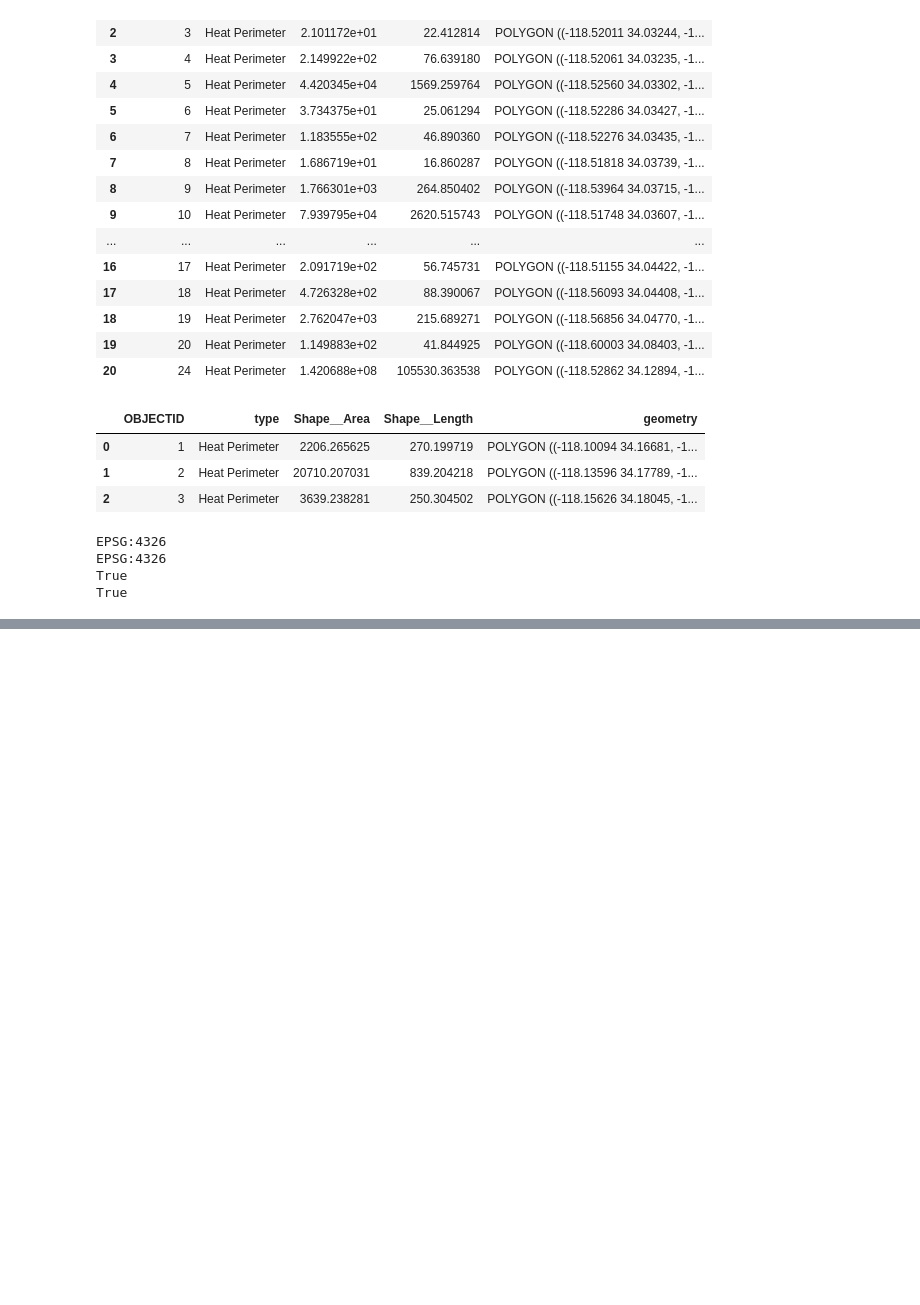
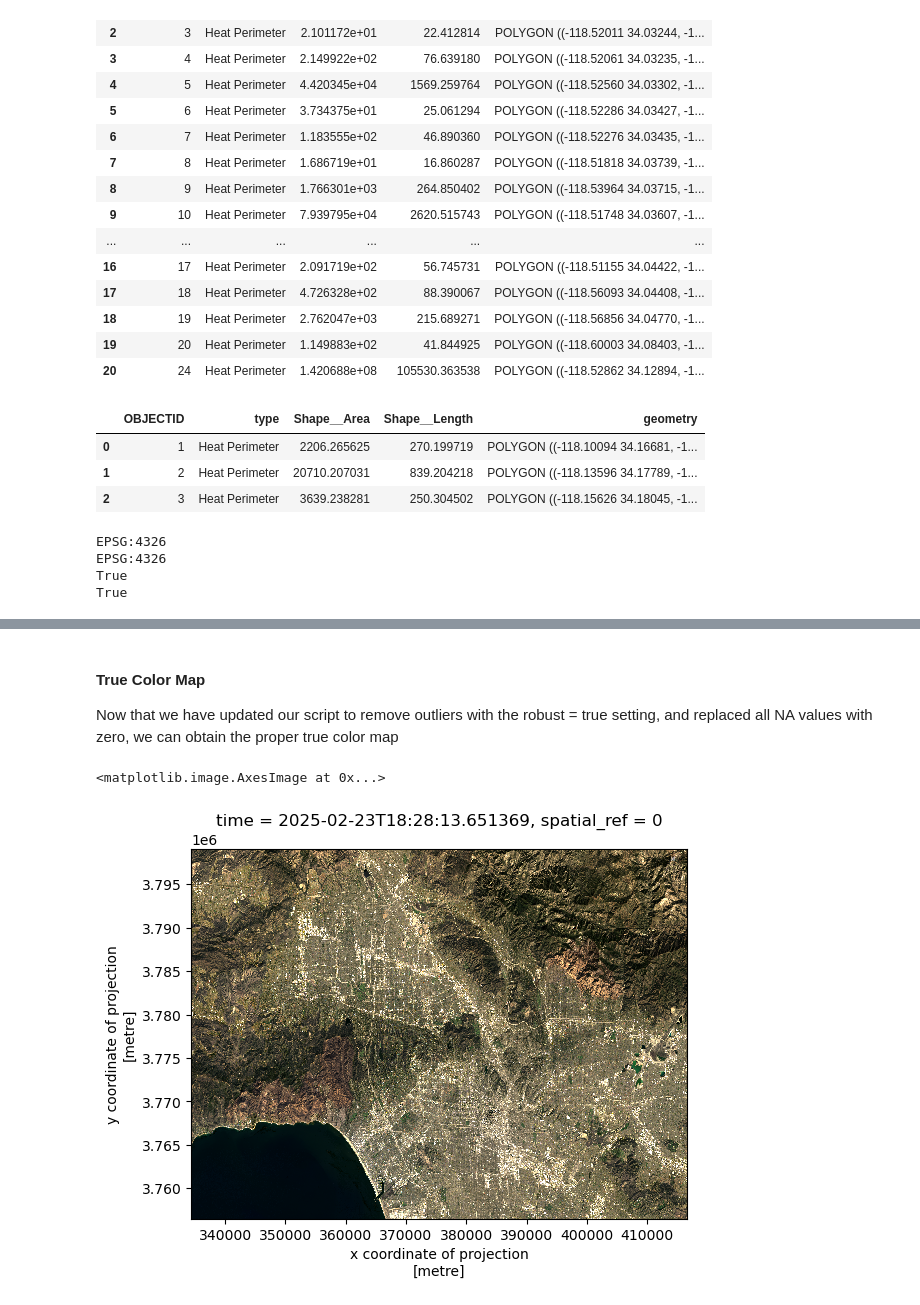
Before and after one commit to SRKads1998/eds220-hwk4, a Jupyter notebook: hw4-task2-False-Color-Mapping-Kadonoff.ipynb, the cells around one changed output, grey strips where cells are left out. Saved outputs shown, nothing was run; the diff lists cells and outputs as text; code cells hidden in the pictures; blank space fills up the shorter version.

```diff
--- a/hw4-task2-False-Color-Mapping-Kadonoff.ipynb
+++ b/hw4-task2-False-Color-Mapping-Kadonoff.ipynb
@@ -83,0 +170,13 @@ True
+# %%
+# set Na values as 0 with a the fillna() function
+#d
+landsat = landsat.fillna(0)
+# %% [markdown]
+#### True Color Map
+Now that we have updated our script to remove outliers with the robust = true setting, and replaced all NA values with zero, we can obtain the proper true color map
+# %%
+#e
+landsat[["red", "green", "blue"]].to_array().plot.imshow(robust = True)
+# %% [output]
+<matplotlib.image.AxesImage at 0x...>
+[figure, added]
```
Also changed, not shown: parts of 20 cells of this notebook.
